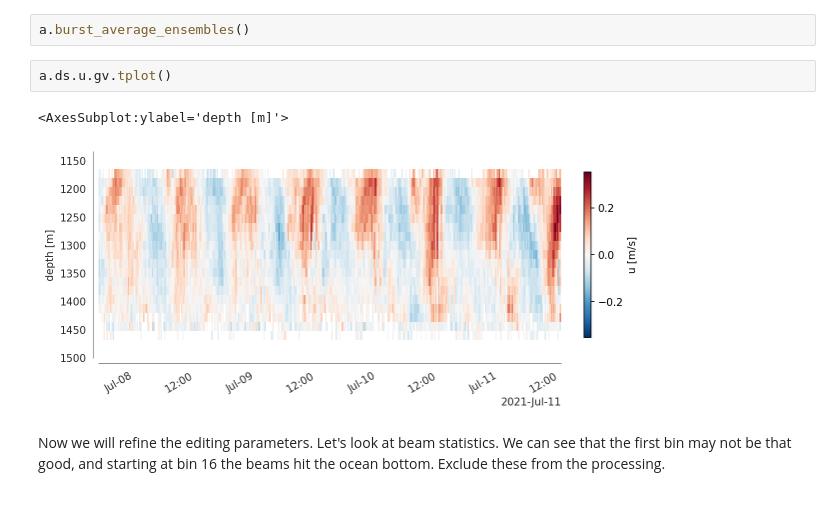
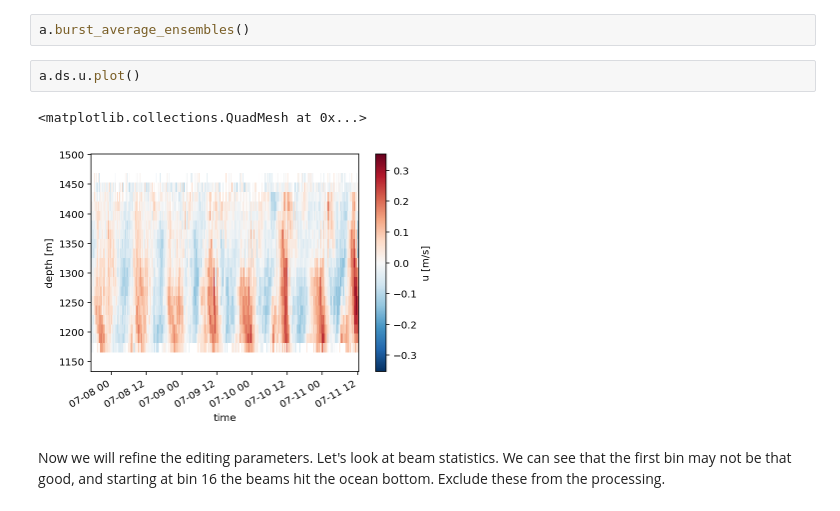
Before and after one commit to modscripps/velosearaptor, a Jupyter notebook: notebooks/process_moored_adcp.ipynb, the cells around one changed output. Cells and saved outputs as stored; diff of their text form.

```diff
--- a/notebooks/process_moored_adcp.ipynb
+++ b/notebooks/process_moored_adcp.ipynb
@@ -114,10 +113,10 @@ Run the burst averaging procedure without thinking about editing parameters for
 # %%
 a.burst_average_ensembles()
 # %%
-a.ds.u.gv.tplot()
+a.ds.u.plot()
 # %% [output]
-<AxesSubplot:ylabel='depth [m]'>
+<matplotlib.collections.QuadMesh at 0x...>
-[figure, old version]
+[figure, new version]
 # %% [markdown]
 Now we will refine the editing parameters. Let's look at beam statistics. We can see that the first bin may not be that good, and starting at bin 16 the beams hit the ocean bottom. Exclude these from the processing.
 # %%
```
Also changed, not shown: parts of 5 cells of this notebook, 3 other files.
